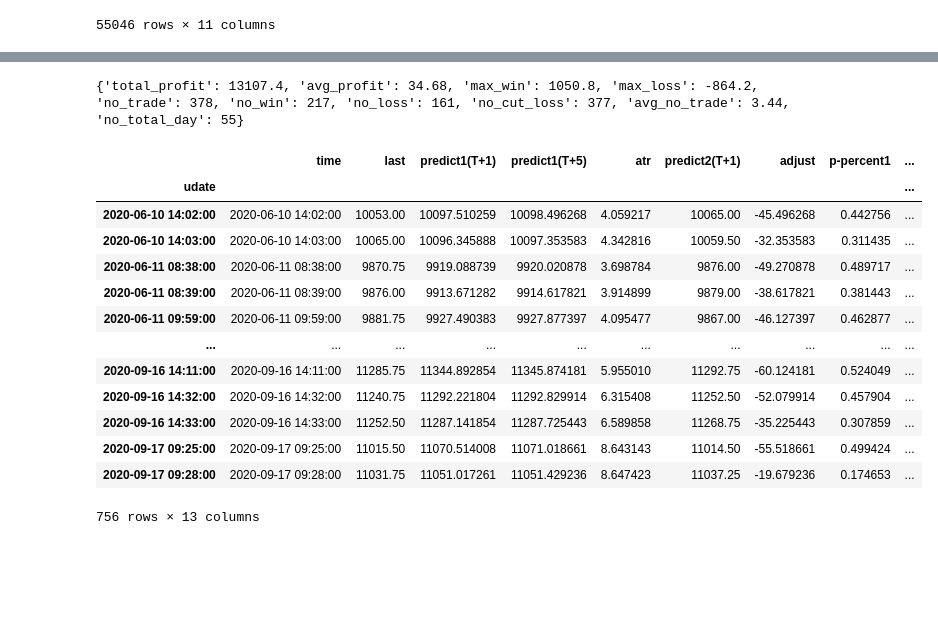
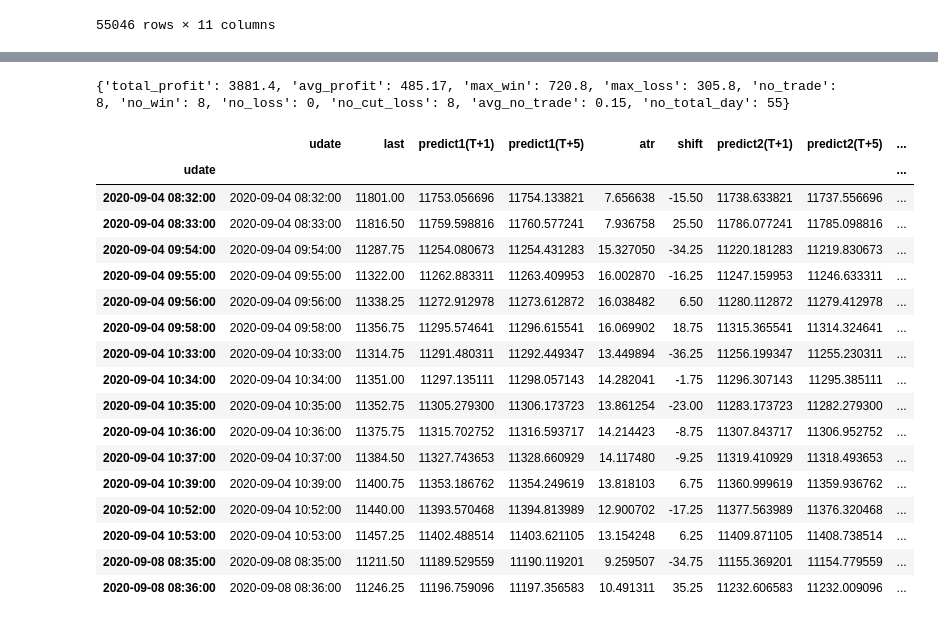
Before and after one commit to webclinic017/dbpower-machine-learning-project, a Jupyter notebook: algo.ipynb, the cells around one changed output, grey strips where cells are left out. Cells and saved outputs as stored; diff of their text form; code cells hidden in the pictures; blank space fills up the shorter version.

```diff
--- a/algo.ipynb
+++ b/algo.ipynb
@@ -40,9 +48,19 @@ vols = np.array(df2['Volume'], dtype='float')
 df2['atr'] = talib.ATR(highs, lows, closes, timeperiod=14*2)
 
 df2['last1'] = df2['Close'].shift(periods=-1) # 上笔数据 最后价
-df2['adjust'] = df2['Close'] - df2['t5'] # 5分钟后的 波幅
-df2['pchange1'] = (df2['t1'] - df2['Close']) / df2['Close']*100 # 1分钟后的 波幅率
-df2['pchange'] = (df2['t5'] - df2['Close']) / df2['Close']*100 # 5分钟后的 波幅率
+df2['adjust'] = df2['Close'] - df2['last1'] # 前1分钟 结算价 波幅
+
+key2 = 't'+str(minutes)
+if not is_adjust:
+    df2['plast'] = df2[key2] # 预测 5分钟后的 波幅
+    df2['plast1'] = df2['t1'] # 预测 1分钟后的 波幅
+else:
+    df2['plast'] = df2[key2] + df2['adjust'] # 已调整
+    df2['plast1'] = df2['t1'] + df2['adjust'] # 已调整
+
+df2['pchange'] = (df2['plast'] - df2['Close']) / df2['Close']*100 # 预测 5分钟后的 波幅率
+df2['pchange1'] = (df2['plast1'] - df2['Close']) / df2['Close']*100 # 预测 1分钟后的 波幅率
+
 df2
 # %% [output]
 |  | udate | High | Low | Open | Close | Volume | t1 | t2 | t3 | t4 | t5 | ... |
@@ -62,11 +80,5 @@ df2
 # %%
 # 3.0
-direction = 'long' # 方向
-vol = 0.45 # 买卖波幅
-vol2 = 0 # 止蚀波幅
-cutloss = 1.05 # 止蚀
-
-# 3.1
 df4 = pd.DataFrame(columns = ['udate', 'action', 'cash', 'profit', 'message'])
 holding = False # 是否持有仓位
 top_profit_price = 0 # 买入点数
@@ -109,6 +121,11 @@ for k1, v1 in df3.iterrows():
             holding = False
             profit2 = (v1['Close']-cost1)*20 - (fee*2)
             cash = cash + profit2
+            if profit2 > 0:
+                profit3 = '<span class="text-danger">+'+str(profit2)+'</span>'
+            elif profit2 <= 0:
+                profit3 = '<span class="text-success">'+str(profit2)+'</span>'
+            message = '('+str(cost1)+' - '+str(v1['Close'])+')*20 - ('+str(fee)+'*2) = '+profit3
             # 3.4 长仓
             if direction == 'long' and stop_profit2:
                 action = 'sell'
@@ -119,7 +136,7 @@ for k1, v1 in df3.iterrows():
                 action = 'buy'
             elif direction == 'short' and cut_loss2:
                 action = 'cut'
-            df4 = df4.append({'udate': k1, 'action': action, 'cash': cash, 'profit': profit2, 'message': np.nan}, ignore_index=True)
+            df4 = df4.append({'udate': k1, 'action': action, 'cash': cash, 'profit': profit2, 'message': message}, ignore_index=True)
 
 df4.index = df4['udate']
 df4.drop(['udate'], axis=1, inplace=True)
@@ -142,7 +163,7 @@ df4
 # %%
 # 4.0
 df5 = pd.concat([df2, df4], axis=1)
-drop_list_5 = ['High', 'Low', 'Open', 'Volume', 't2', 't3', 't4']
+drop_list_5 = ['High', 'Low', 'Open', 'Volume', 't2', 't3', 't4', 'last1']
 df5.drop(drop_list_5, axis=1, inplace=True)
 df5
 # %% [output]
@@ -163,8 +184,9 @@ df5
 # %%
 # 5.0
 df6 = df5.loc[(df5['action']=='buy') | (df5['action']=='sell') | (df5['action']=='cut')]
-df6.columns = ['time', 'last', 'predict1(T+1)', 'predict1(T+5)', 'atr', 'predict2(T+1)', 'adjust', 'p-percent1', 'p-percent5', 'action', 'cash', 'profit', 'message']
+df6.columns = ['udate', 'last', 'predict1(T+1)', 'predict1(T+5)', 'atr', 'shift', 'predict2(T+1)', 'predict2(T+5)', 'p-percent1', 'p-percent5', 'action', 'cash', 'profit', 'message']
 df6['cash'] = df6['cash'].round(4)
+df6['profit'] = df6['profit'].round(2)
 # 5.1
 if direction == 'long':
     no_trade = df6.loc[(df6['action']=='buy')].shape[0]
@@ -175,46 +197,50 @@ avg_profit = df6['profit'].mean().round(2)
 max_win = df6['profit'].max().round(2)
 max_loss = df6['profit'].min().round(2)
 no_win = int(np.sum(df6['profit'] > 0))
 no_loss = int(np.sum(df6['profit'] <= 0))
 no_cut_loss = int(np.sum(df6['action'] == 'cut'))
 no_total_day = len(df5.groupby(df5['udate'].dt.date).size())
-no_trade_day = len(df5.groupby(df6['time'].dt.date).size())
+no_trade_day = len(df5.groupby(df6['udate'].dt.date).size())
 avg_no_trade = round(no_trade/no_total_day, 2)
 
 # 5.2 加颜色
 for k5, v5 in df6.iterrows():
     # 5.3 profit
     if df6.loc[k5, 'profit'] > 0:
         df6.loc[k5, 'profit'] = '<font class="text-danger">+'+str(df6.loc[k5, 'profit'])+'</font>'
     elif df6.loc[k5, 'profit'] <= 0:
         df6.loc[k5, 'profit'] = '<font class="text-success">'+str(df6.loc[k5, 'profit'])+'</font>'
     # 5.4 cash
     if df6.loc[k5, 'cash'] > 0:
         df6.loc[k5, 'cash'] = '<font class="text-danger">+'+str(df6.loc[k5, 'cash'])+'</font>'
     elif df6.loc[k5, 'cash'] <= 0:
         df6.loc[k5, 'cash'] = '<font class="text-success">'+str(df6.loc[k5, 'cash'])+'</font>'
 html = df6.to_html(classes='table table-sm table-striped', index=False, escape=False, border=0).replace('border="1"', 'border="0"').replace('NaN', '')
 data4 = {'total_profit': total_profit, 'avg_profit': avg_profit, 'max_win': max_win, 'max_loss': max_loss,
          'no_trade': no_trade, 'no_win': no_win, 'no_loss': no_loss, 'no_cut_loss': no_cut_loss, 'avg_no_trade': avg_no_trade, 'no_total_day': no_total_day,
          'html': html}
 data5 = json.dumps(data4)
 
 del data4['html']
 print(data4)
 df6
 # %% [output]
-{'total_profit': 13107.4, 'avg_profit': 34.68, 'max_win': 1050.8, 'max_loss': -864.2, 'no_trade': 378, 'no_win': 217, 'no_loss': 161, 'no_cut_loss': 377, 'avg_no_trade': 3.44, 'no_total_day': 55}
+{'total_profit': 3881.4, 'avg_profit': 485.17, 'max_win': 720.8, 'max_loss': 305.8, 'no_trade': 8, 'no_win': 8, 'no_loss': 0, 'no_cut_loss': 8, 'avg_no_trade': 0.15, 'no_total_day': 55}
-|  | time | last | predict1(T+1) | predict1(T+5) | atr | predict2(T+1) | adjust | p-percent1 | ... |
+|  | udate | last | predict1(T+1) | predict1(T+5) | atr | shift | predict2(T+1) | predict2(T+5) | ... |
 | udate |  |  |  |  |  |  |  |  | ... |
-| 2020-06-10 14:02:00 | 2020-06-10 14:02:00 | 10053.00 | 10097.510259 | 10098.496268 | 4.059217 | 10065.00 | -45.496268 | 0.442756 | ... |
-| 2020-06-10 14:03:00 | 2020-06-10 14:03:00 | 10065.00 | 10096.345888 | 10097.353583 | 4.342816 | 10059.50 | -32.353583 | 0.311435 | ... |
-| 2020-06-11 08:38:00 | 2020-06-11 08:38:00 | 9870.75 | 9919.088739 | 9920.020878 | 3.698784 | 9876.00 | -49.270878 | 0.489717 | ... |
-| 2020-06-11 08:39:00 | 2020-06-11 08:39:00 | 9876.00 | 9913.671282 | 9914.617821 | 3.914899 | 9879.00 | -38.617821 | 0.381443 | ... |
-| 2020-06-11 09:59:00 | 2020-06-11 09:59:00 | 9881.75 | 9927.490383 | 9927.877397 | 4.095477 | 9867.00 | -46.127397 | 0.462877 | ... |
-| ... | ... | ... | ... | ... | ... | ... | ... | ... | ... |
-| 2020-09-16 14:11:00 | 2020-09-16 14:11:00 | 11285.75 | 11344.892854 | 11345.874181 | 5.955010 | 11292.75 | -60.124181 | 0.524049 | ... |
-| 2020-09-16 14:32:00 | 2020-09-16 14:32:00 | 11240.75 | 11292.221804 | 11292.829914 | 6.315408 | 11252.50 | -52.079914 | 0.457904 | ... |
-| 2020-09-16 14:33:00 | 2020-09-16 14:33:00 | 11252.50 | 11287.141854 | 11287.725443 | 6.589858 | 11268.75 | -35.225443 | 0.307859 | ... |
-| 2020-09-17 09:25:00 | 2020-09-17 09:25:00 | 11015.50 | 11070.514008 | 11071.018661 | 8.643143 | 11014.50 | -55.518661 | 0.499424 | ... |
-| 2020-09-17 09:28:00 | 2020-09-17 09:28:00 | 11031.75 | 11051.017261 | 11051.429236 | 8.647423 | 11037.25 | -19.679236 | 0.174653 | ... |
+| 2020-09-04 08:32:00 | 2020-09-04 08:32:00 | 11801.00 | 11753.056696 | 11754.133821 | 7.656638 | -15.50 | 11738.633821 | 11737.556696 | ... |
+| 2020-09-04 08:33:00 | 2020-09-04 08:33:00 | 11816.50 | 11759.598816 | 11760.577241 | 7.936758 | 25.50 | 11786.077241 | 11785.098816 | ... |
+| 2020-09-04 09:54:00 | 2020-09-04 09:54:00 | 11287.75 | 11254.080673 | 11254.431283 | 15.327050 | -34.25 | 11220.181283 | 11219.830673 | ... |
+| 2020-09-04 09:55:00 | 2020-09-04 09:55:00 | 11322.00 | 11262.883311 | 11263.409953 | 16.002870 | -16.25 | 11247.159953 | 11246.633311 | ... |
+| 2020-09-04 09:56:00 | 2020-09-04 09:56:00 | 11338.25 | 11272.912978 | 11273.612872 | 16.038482 | 6.50 | 11280.112872 | 11279.412978 | ... |
+| 2020-09-04 09:58:00 | 2020-09-04 09:58:00 | 11356.75 | 11295.574641 | 11296.615541 | 16.069902 | 18.75 | 11315.365541 | 11314.324641 | ... |
+| 2020-09-04 10:33:00 | 2020-09-04 10:33:00 | 11314.75 | 11291.480311 | 11292.449347 | 13.449894 | -36.25 | 11256.199347 | 11255.230311 | ... |
+| 2020-09-04 10:34:00 | 2020-09-04 10:34:00 | 11351.00 | 11297.135111 | 11298.057143 | 14.282041 | -1.75 | 11296.307143 | 11295.385111 | ... |
+| 2020-09-04 10:35:00 | 2020-09-04 10:35:00 | 11352.75 | 11305.279300 | 11306.173723 | 13.861254 | -23.00 | 11283.173723 | 11282.279300 | ... |
+| 2020-09-04 10:36:00 | 2020-09-04 10:36:00 | 11375.75 | 11315.702752 | 11316.593717 | 14.214423 | -8.75 | 11307.843717 | 11306.952752 | ... |
+| 2020-09-04 10:37:00 | 2020-09-04 10:37:00 | 11384.50 | 11327.743653 | 11328.660929 | 14.117480 | -9.25 | 11319.410929 | 11318.493653 | ... |
+| 2020-09-04 10:39:00 | 2020-09-04 10:39:00 | 11400.75 | 11353.186762 | 11354.249619 | 13.818103 | 6.75 | 11360.999619 | 11359.936762 | ... |
+| 2020-09-04 10:52:00 | 2020-09-04 10:52:00 | 11440.00 | 11393.570468 | 11394.813989 | 12.900702 | -17.25 | 11377.563989 | 11376.320468 | ... |
+| 2020-09-04 10:53:00 | 2020-09-04 10:53:00 | 11457.25 | 11402.488514 | 11403.621105 | 13.154248 | 6.25 | 11409.871105 | 11408.738514 | ... |
+| 2020-09-08 08:35:00 | 2020-09-08 08:35:00 | 11211.50 | 11189.529559 | 11190.119201 | 9.259507 | -34.75 | 11155.369201 | 11154.779559 | ... |
+| 2020-09-08 08:36:00 | 2020-09-08 08:36:00 | 11246.25 | 11196.759096 | 11197.356583 | 10.491311 | 35.25 | 11232.606583 | 11232.009096 | ... |
-756 rows × 13 columns
```
Also changed, not shown: parts of 4 cells of this notebook.
